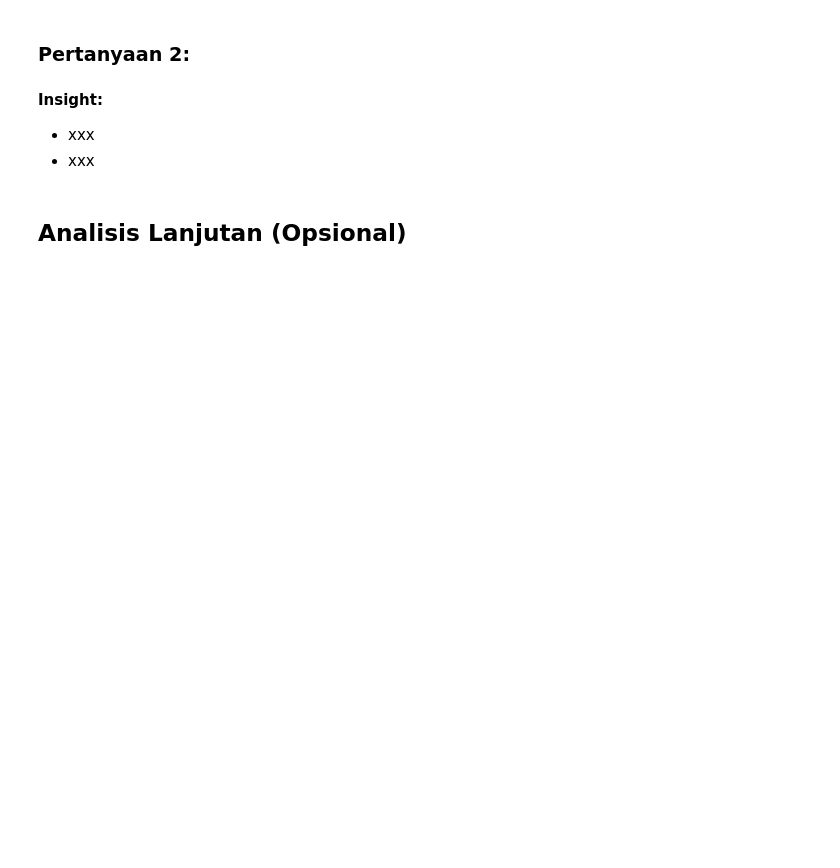
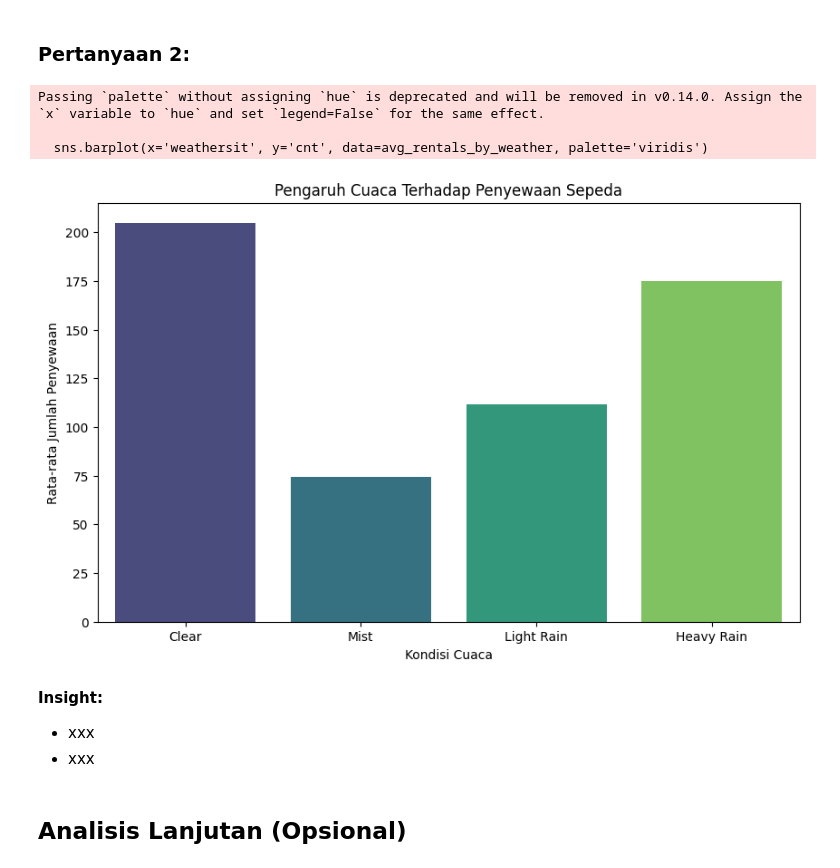
Before and after one commit to OktaPitriani/Proyek, a Jupyter notebook: Proyek_Analisis_Data.ipynb, the cells around one changed output. Saved outputs shown, nothing was run; the diff lists cells and outputs as text; code cells hidden in the pictures; blank space fills up the shorter version.

```diff
--- a/Proyek_Analisis_Data.ipynb
+++ b/Proyek_Analisis_Data.ipynb
@@ -47,5 +203,19 @@
 # %% [markdown]
 ### Pertanyaan 2:
+# %%
+plt.figure(figsize=(10, 6))
+avg_rentals_by_weather = hour_df.groupby('weathersit')['cnt'].mean().reset_index()
+sns.barplot(x='weathersit', y='cnt', data=avg_rentals_by_weather, palette='viridis')
+plt.title('Pengaruh Cuaca Terhadap Penyewaan Sepeda')
+plt.xlabel('Kondisi Cuaca')
+plt.ylabel('Rata-rata Jumlah Penyewaan')
+plt.xticks(ticks=[0, 1, 2, 3], labels=['Clear', 'Mist', 'Light Rain', 'Heavy Rain'])
+plt.show()
+# %% [output]
+Passing `palette` without assigning `hue` is deprecated and will be removed in v0.14.0. Assign the `x` variable to `hue` and set `legend=False` for the same effect.
+
+  sns.barplot(x='weathersit', y='cnt', data=avg_rentals_by_weather, palette='viridis')
+[figure, added]
 # %% [markdown]
 **Insight:**
 - xxx
```
Also changed, not shown: parts of 31 cells of this notebook.
